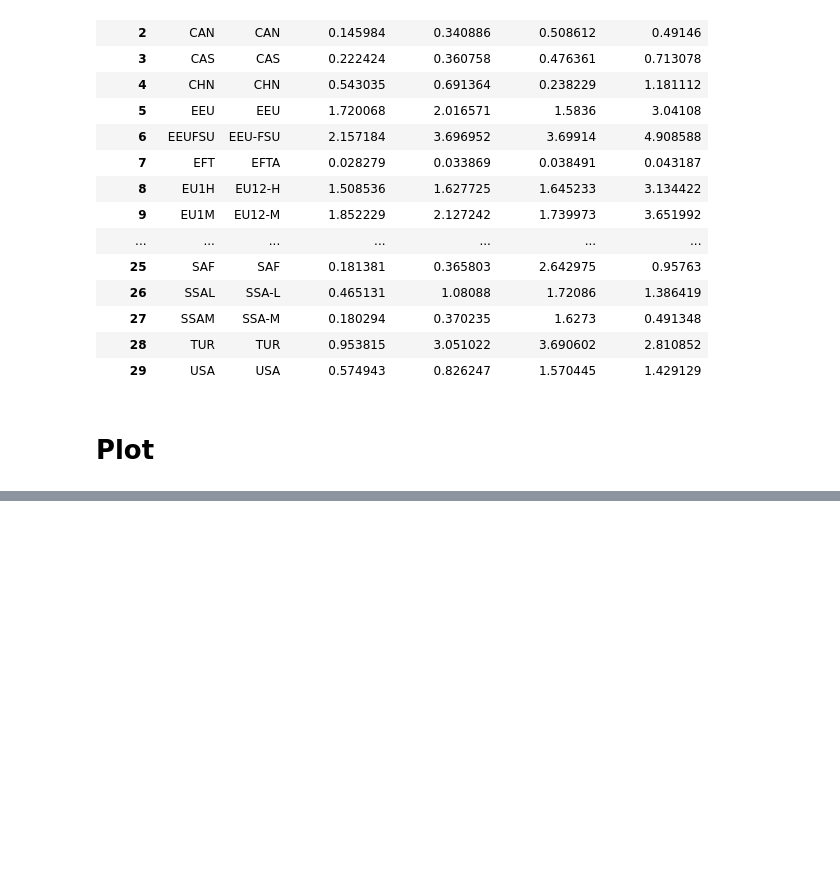
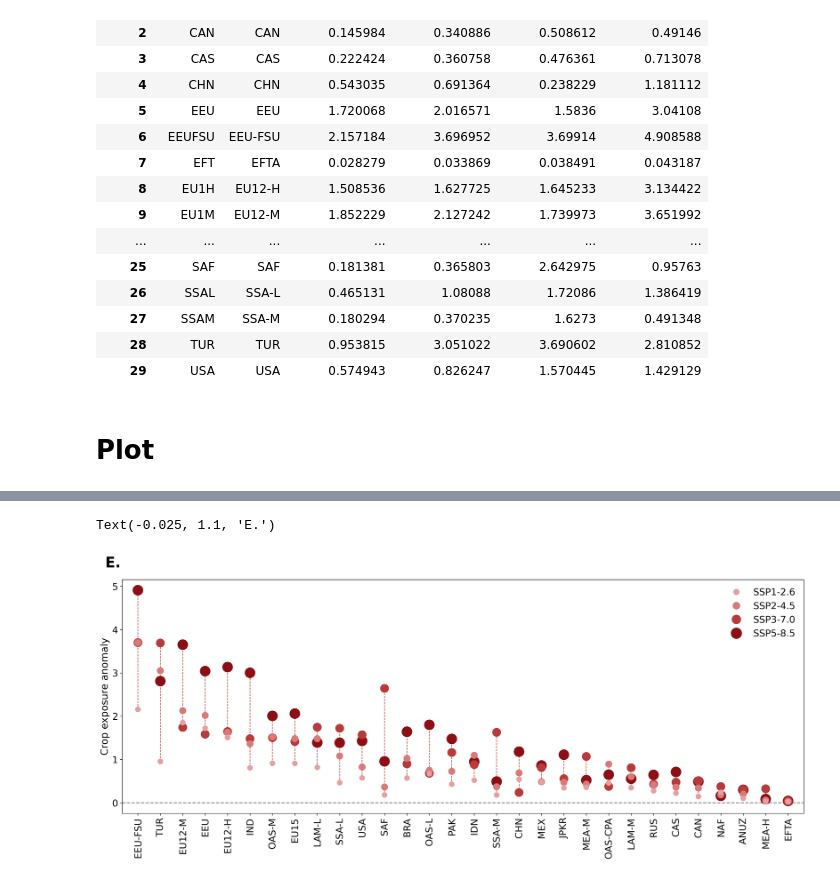
Before and after one commit to froggyalchemist/daily-ET0, a Jupyter notebook: figures/Figure4_bottom.ipynb, the cells around one changed output, grey strips where cells are left out. Drawn from its saved outputs; the diff is of its cells as text; code cells hidden in the pictures; blank space fills up the shorter version.

Commit message:
Add Figures S8 and S9. Sort Fig4 bottom by mean anomaly.

```diff
--- a/figures/Figure4_bottom.ipynb
+++ b/figures/Figure4_bottom.ipynb
@@ -292,0 +435,37 @@ for ext in ["png", "pdf"]:
+# %%
+# Style adjustments
+plot_params = {
+    "figure.dpi": 300,
+    "font.size": 14,
+    "axes.labelsize": "large",
+    "axes.titlesize": 20,        # matches ax.set_title(..., fontsize=20) in end_of_century_maps_anom.py
+    "figure.titlesize": "large",
+    "xtick.labelsize": 16,
+    "ytick.labelsize": 16,
+    "xtick.major.width": 0.8,
+    "ytick.major.width": 0.8,
+    "legend.fontsize": 16,
+}
+plt.rcParams.update(plot_params)
+fig, ax = plot_regional_anoms_sorted(regional_anoms, label_col="names",
+                              ylabel="Crop exposure anomaly", sort_col='mean_anom', legend_loc="upper right")
+
+# Add label E. to panel
+label = "E."
+ax.text(
+    -0.025, 1.10, label,
+    transform=ax.transAxes,
+    fontsize=25,
+    fontweight='bold',
+    va='top',
+    ha='left'
+)
+
+# Save in current directory as png and pdf
+# for ext in ["png", "pdf"]:
+#         filename = f"{ext}/Figure4_bottom.{ext}"
+#         fig.savefig(filename, dpi=500, bbox_inches="tight", pad_inches=0.3)
+#         print(f"  ✓ {filename}")
+# %% [output]
+Text(-0.025, 1.1, 'E.')
+[figure, added]
```
Also changed, not shown: parts of 5 cells of this notebook, 8 other files.
